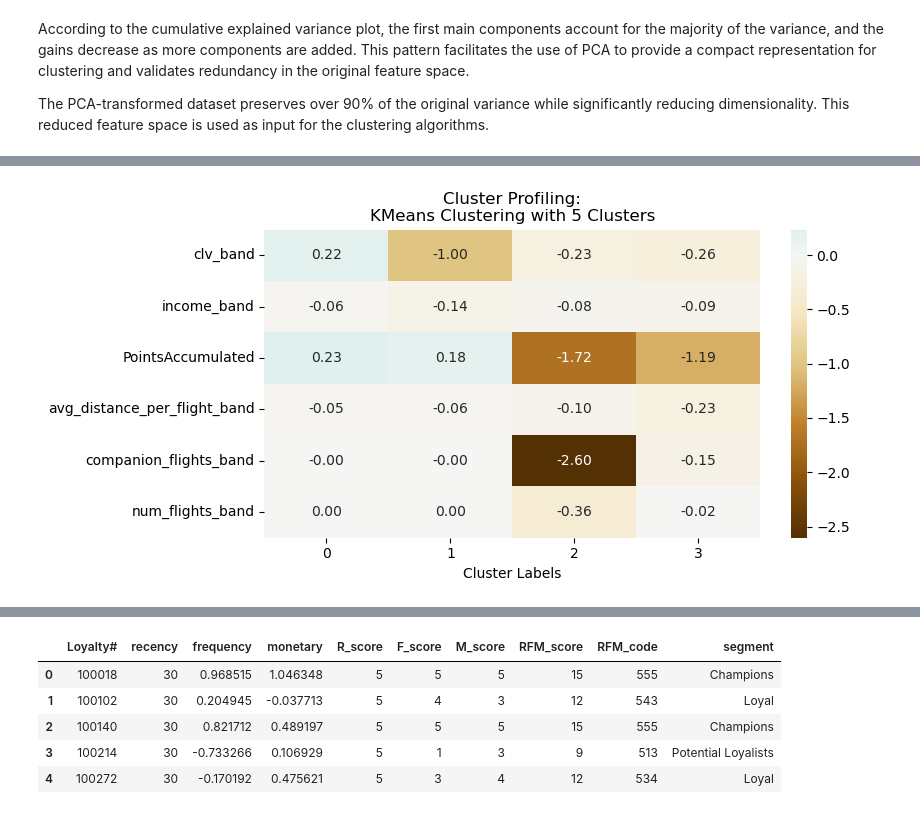
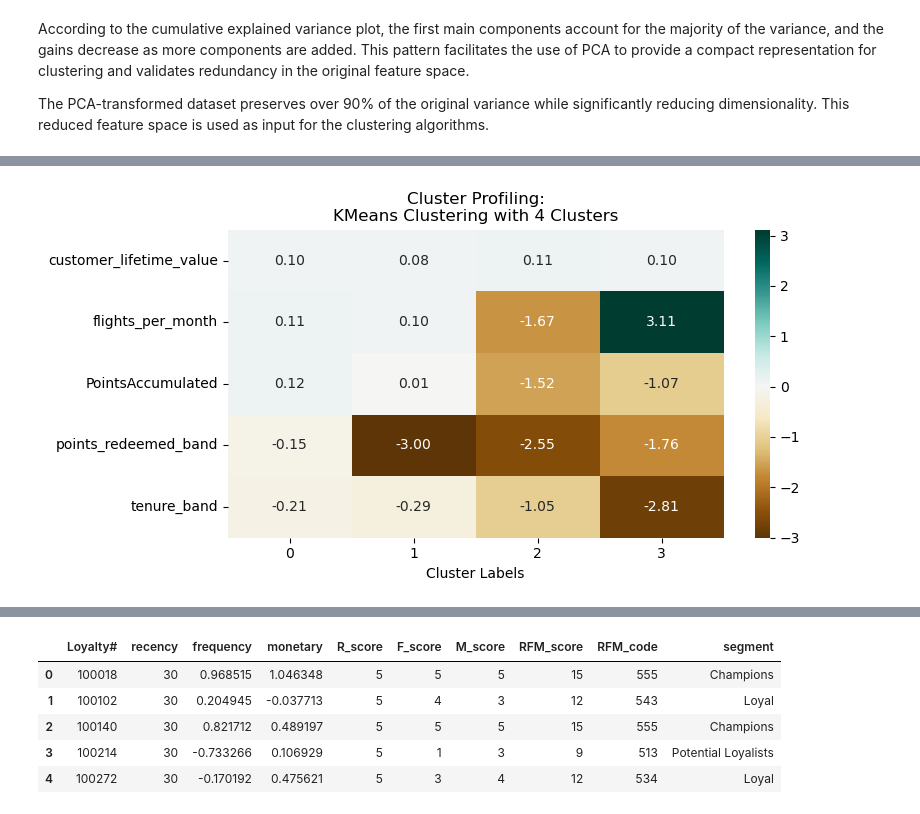
Before and after one commit to ammarCanc/Data-Mining-Project, a Jupyter notebook: Group25_EDA_Code/Group_25_combined_with_VBS.ipynb, the cells around one changed output, grey strips where cells are left out. Saved outputs shown, nothing was run; the diff lists cells and outputs as text; code cells hidden in the pictures.

```diff
--- a/Group25_EDA_Code/Group_25_combined_with_VBS.ipynb
+++ b/Group25_EDA_Code/Group_25_combined_with_VBS.ipynb
@@ -859,14 +864,12 @@ memory usage: 4.0+ MB
 # %%
 cols_to_drop = [
-    "customer_lifetime_value",
     "PointsRedeemed",
-    "NumFlights",
     "NumFlightsWithCompanions",
     "DistanceKM",
     "tenure_months",
-    "income",
     "avg_distance_per_flight",
-    "redeem_ratio"
+    "redeem_ratio",
+    "NumFlights"
 ]
 
 fe_df.drop(columns=cols_to_drop, inplace=True)
@@ -1245,25 +1248,21 @@ fe_df_encoded = pd.get_dummies(
 )
 # %%
 ordinal_columns = [
-    'clv_band',
     'points_redeemed_band',
     'num_flights_band',
     'companion_flights_band',
     'avg_distance_per_flight_band',
     'redeem_ratio_band',
     'tenure_band',
-    'income_band'
 ]
 
 ordinal_categories = [
-    ['low_value', 'mid_value', 'high_value', 'very_high_value'],
     ['none', 'low', 'medium', 'high'],
     ['no_travel', 'occasional', 'regular', 'frequent'],
     ['solo_only', 'occasional_companion', 'family_traveler', 'group_traveler'],
     ['no_flights', 'short_haul_traveler', 'medium_haul_traveler', 'long_haul_traveler'],
     ['no_points', 'rare_redeemer', 'light_redeemer', 'active_redeemer', 'heavy_redeemer'],
     ['new_customer', 'established', 'loyal', 'veteran'],
-    ['low_income', 'mid_income', 'upper_mid_income', 'high_income']
 ]
 fe_df_encoded = fe_df_encoded.copy()
 
@@ -1397,5 +1398,5 @@ plot_skewness_grid(fe_df_encoded, numeric_cols)
 # %%
-log_transformed_cols = ['flights_per_month', 'points_per_flight']
+log_transformed_cols = ['flights_per_month', 'points_per_flight', 'customer_lifetime_value']
 fe_df_log = fe_df_encoded.copy()
 
 for col in log_transformed_cols:
@@ -1642,18 +1710,19 @@ memory usage: 3.4+ MB
 # %%
-from sklearn.cluster import KMeans
-from sklearn.metrics import silhouette_score
-import pandas as pd
-import matplotlib.pyplot as plt
-
 df = fe_df_scaled
 
+df["last_active_month"] = pd.to_datetime(df["last_active_month"])
+
+analysis_date = df["last_active_month"].max() + pd.offsets.MonthEnd(1)
+
+df["recency"] = (analysis_date - df["last_active_month"]).dt.days
+
+
 metric_features = [
-    "clv_band",
-    "income_band",
+    "customer_lifetime_value",
+    "flights_per_month",
     "PointsAccumulated",
-    'avg_distance_per_flight_band',
-    'companion_flights_band',
-    'num_flights_band'
+    "points_redeemed_band",
+    "tenure_band"
 ]
 
 range_clusters = range(1, 11)
@@ -1704,7 +1773,7 @@ for nclus in range_clusters:
 
         plt.text(-0.05, y_lower + 0.5 * size_cluster_i, str(i))
 
-        y_lower = y_upper + 10  # 10 for the 0 samples
+        y_lower = y_upper + 10
 
     plt.title("The silhouette plot for the various clusters.")
     plt.xlabel("The silhouette coefficient values")
@@ -1768,15 +1852,15 @@ df_concat4.groupby('labels').mean()
 # %%
 fig, ax = plt.subplots(figsize=(8,4))
 
 km_profile = df_concat4.groupby('labels').mean().T
 
 sns.heatmap(km_profile,
             center=0, annot=True, cmap="BrBG", fmt=".2f",
             ax=ax
             )
 
 ax.set_xlabel("Cluster Labels")
-ax.set_title("Cluster Profiling:\nKMeans Clustering with 5 Clusters")
+ax.set_title("Cluster Profiling:\nKMeans Clustering with 4 Clusters")
 plt.show()
 # %% [output]
-[figure, old version]
+[figure, new version]
```
Also changed, not shown: parts of 43 cells of this notebook.
